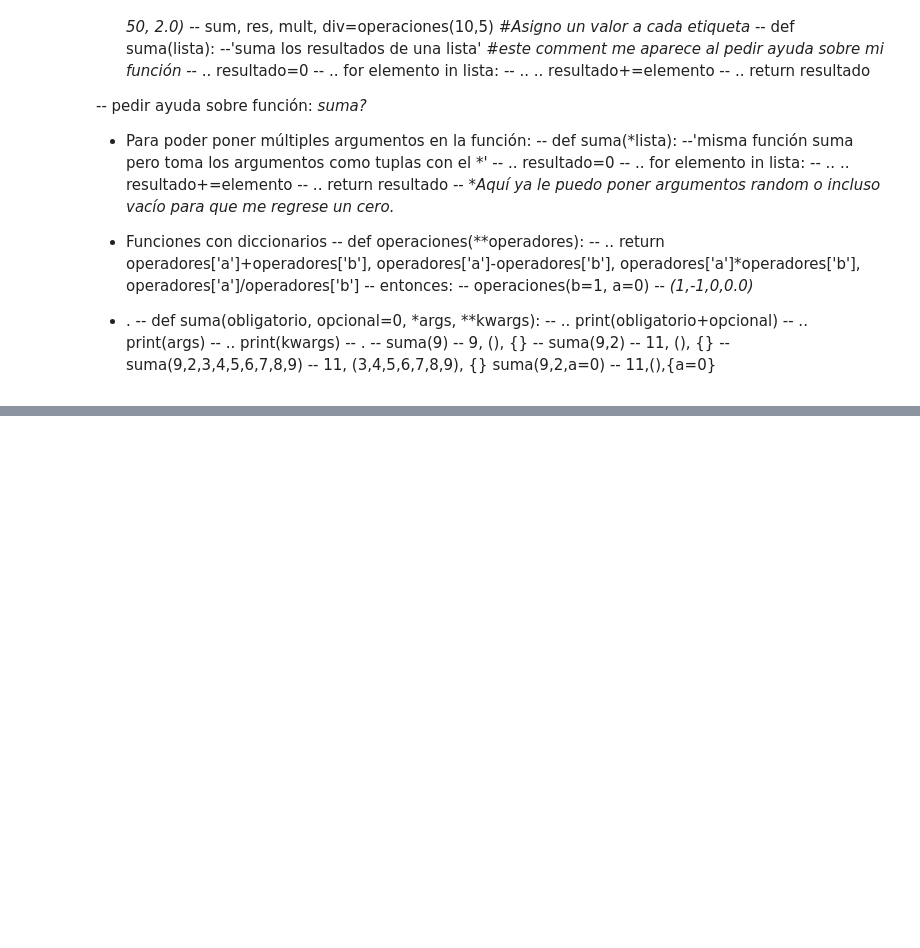
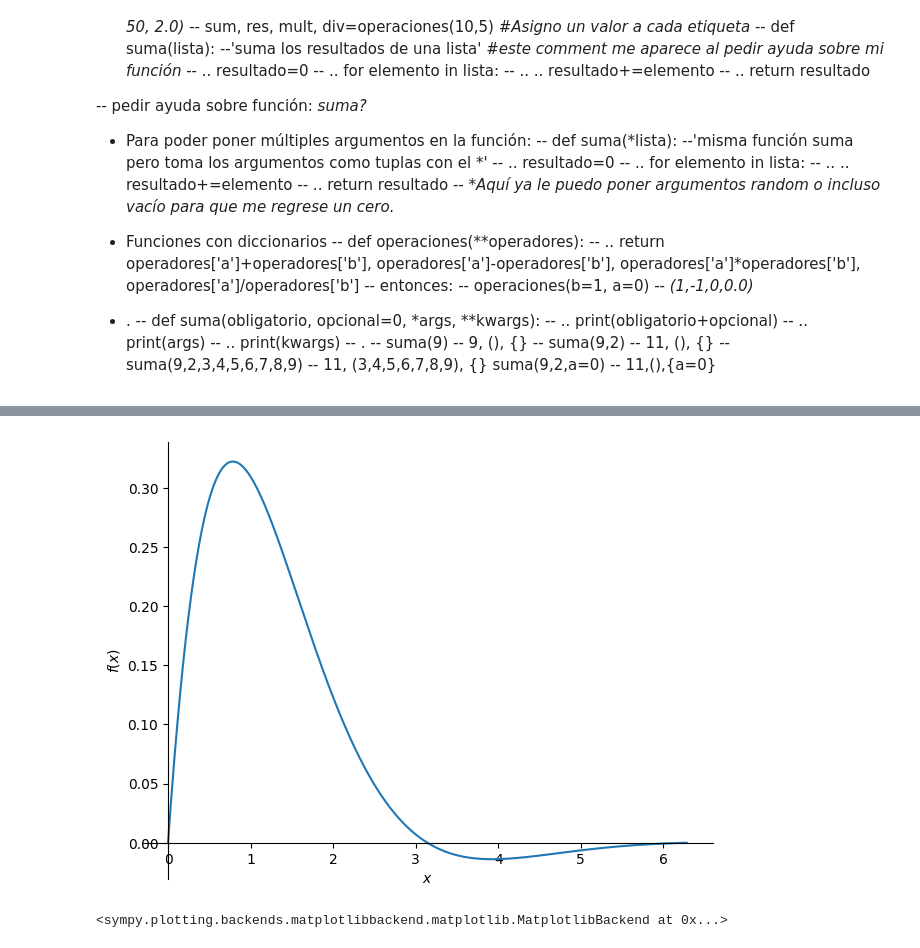
Before and after one commit to CamilaToS/Simulacion_Matematica_2025, a Jupyter notebook: NotasSEMANA2.ipynb, the cells around one changed output, grey strips where cells are left out. Drawn from its saved outputs; the diff is of its cells as text; code cells hidden in the pictures; blank space fills up the shorter version.

```diff
--- a/NotasSEMANA2.ipynb
+++ b/NotasSEMANA2.ipynb
@@ -112,0 +337,6 @@ suma(9,2,a=0)
+# %%
+#Limitada a 2pi positivo
+sym.plot(f,(x,0,2*sym.pi)) #Rango limitado
+# %% [output]
+[figure, added]
+<sympy.plotting.backends.matplotlibbackend.matplotlib.MatplotlibBackend at 0x...>
```
Also changed, not shown: parts of 40 cells of this notebook.
